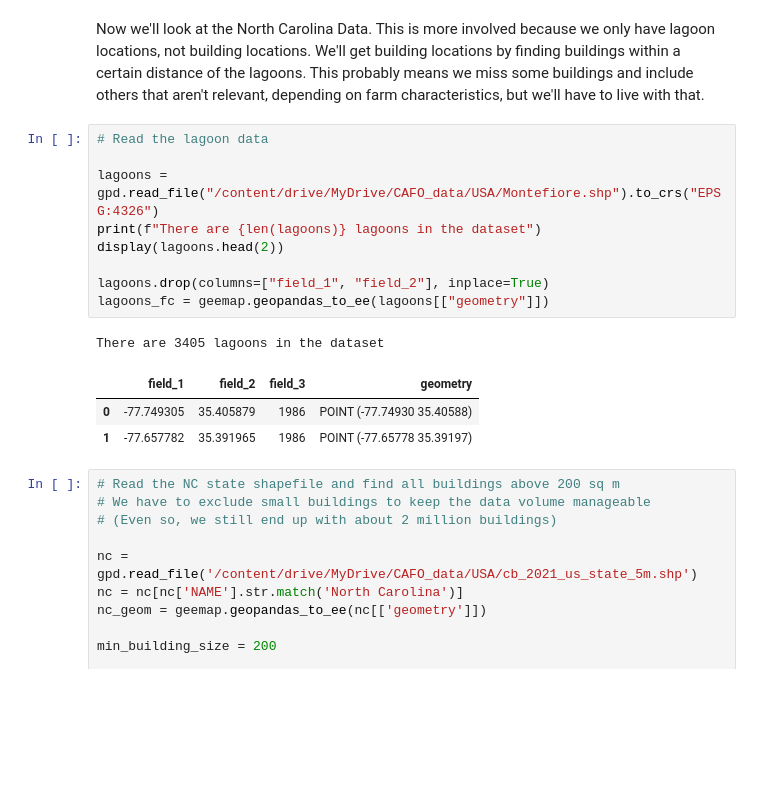
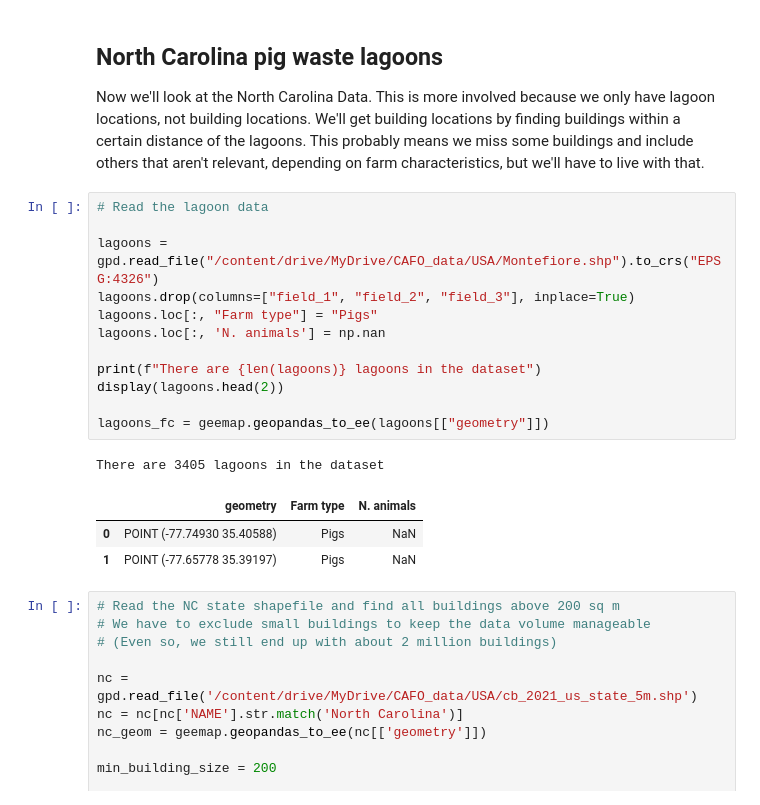
Before and after one commit to rachelemason/CAFO-AI, a Jupyter notebook: exploreUSAData.ipynb, the cells around one changed output. Cells and saved outputs as stored; diff of their text form; blank space fills up the shorter version.

```diff
--- a/exploreUSAData.ipynb
+++ b/exploreUSAData.ipynb
@@ -84,19 +109,24 @@ show_n_save(dmv, "AreaMeters", "DMV_poultry_bldg_histos.png", "DMV_poultry_bldg_
 # %% [markdown]
+## North Carolina pig waste lagoons
+
 Now we'll look at the North Carolina Data. This is more involved because we only have lagoon locations, not building locations. We'll get building locations by finding buildings within a certain distance of the lagoons. This probably means we miss some buildings and include others that aren't relevant, depending on farm characteristics, but we'll have to live with that.
 # %%
 # Read the lagoon data
 
 lagoons = gpd.read_file("/content/drive/MyDrive/CAFO_data/USA/Montefiore.shp").to_crs("EPSG:4326")
+lagoons.drop(columns=["field_1", "field_2", "field_3"], inplace=True)
+lagoons.loc[:, "Farm type"] = "Pigs"
+lagoons.loc[:, 'N. animals'] = np.nan
+
 print(f"There are {len(lagoons)} lagoons in the dataset")
 display(lagoons.head(2))
 
-lagoons.drop(columns=["field_1", "field_2"], inplace=True)
 lagoons_fc = geemap.geopandas_to_ee(lagoons[["geometry"]])
 # %% [output]
 There are 3405 lagoons in the dataset
-|  | field_1 | field_2 | field_3 | geometry |
-| 0 | -77.749305 | 35.405879 | 1986 | POINT (-77.74930 35.40588) |
-| 1 | -77.657782 | 35.391965 | 1986 | POINT (-77.65778 35.39197) |
+|  | geometry | Farm type | N. animals |
+| 0 | POINT (-77.74930 35.40588) | Pigs | NaN |
+| 1 | POINT (-77.65778 35.39197) | Pigs | NaN |
 # %%
 # Read the NC state shapefile and find all buildings above 200 sq m
 # We have to exclude small buildings to keep the data volume manageable
```
Also changed, not shown: parts of 30 cells of this notebook, 3 other files.
